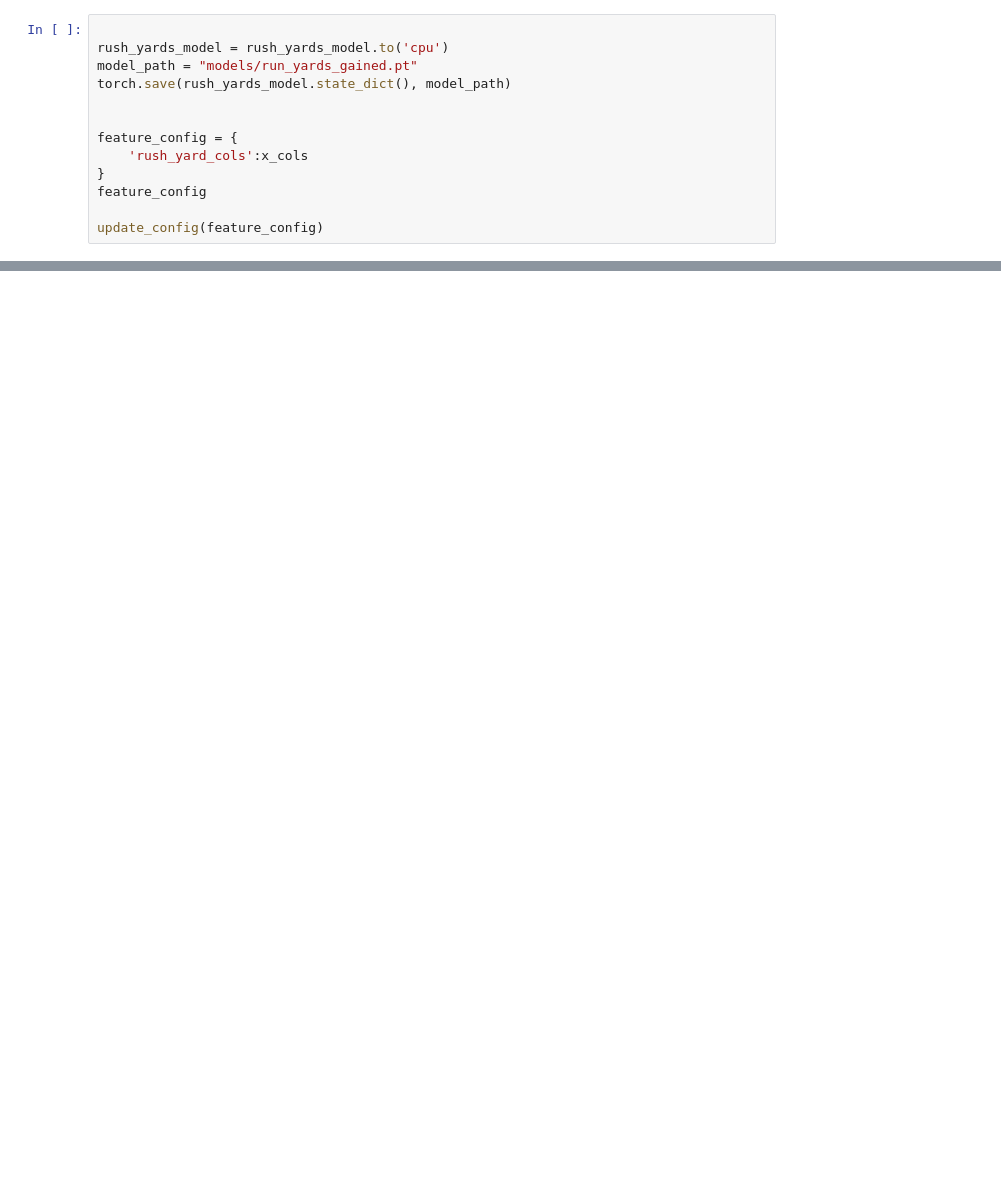
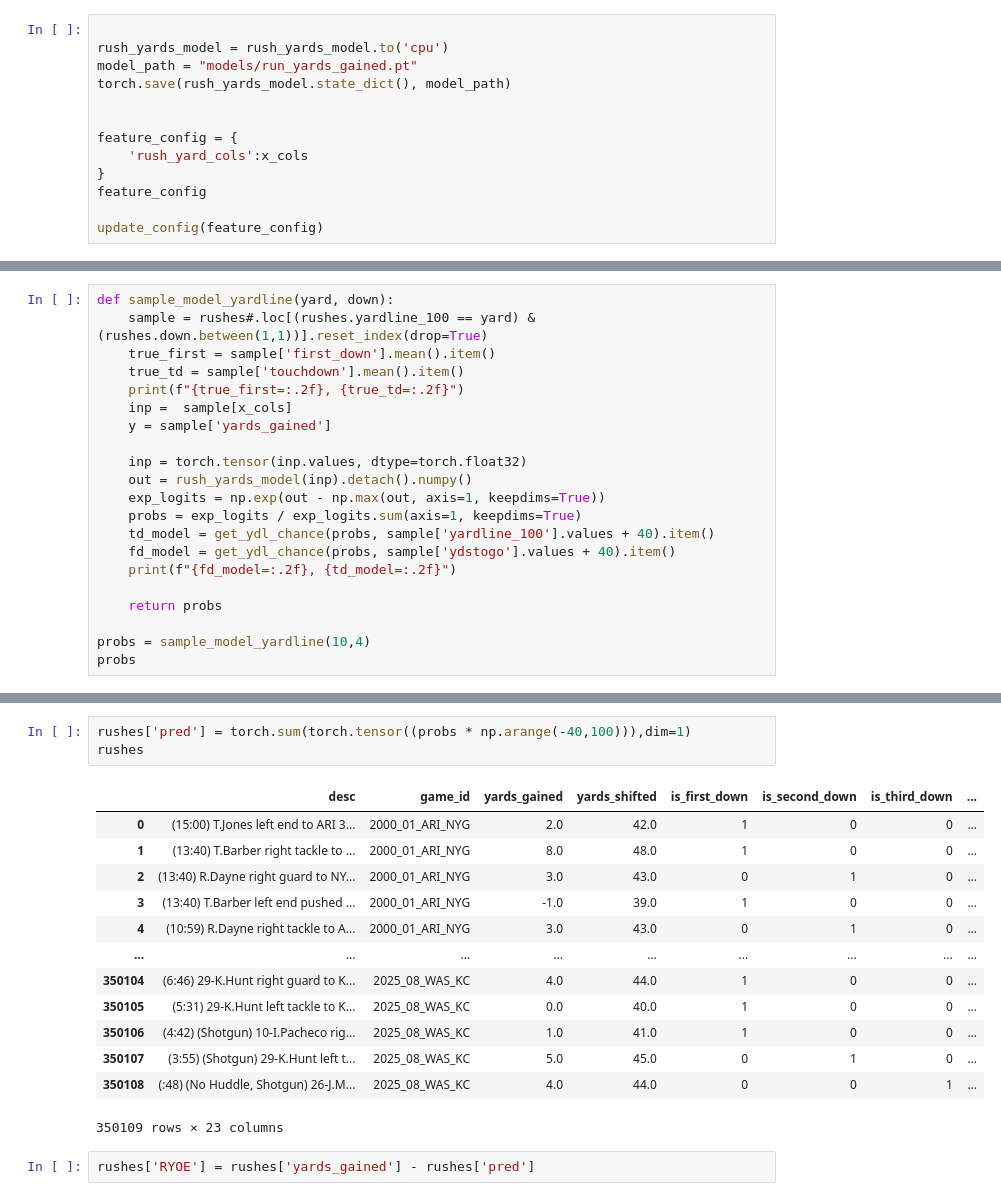
Before and after one commit to sharedw/NFL_sim, a Jupyter notebook: notebooks/train_models/rush_yard_model.ipynb, the cells around one changed output, grey strips where cells are left out. Drawn from its saved outputs; the diff is of its cells as text; blank space fills up the shorter version.

Commit message:
ryoe

```diff
--- a/notebooks/train_models/rush_yard_model.ipynb
+++ b/notebooks/train_models/rush_yard_model.ipynb
@@ -287,0 +293,21 @@ number of datapoints: 1153
+# %%
+def sample_model_yardline(yard, down):
+	sample = rushes#.loc[(rushes.yardline_100 == yard) & (rushes.down.between(1,1))].reset_index(drop=True)
+	true_first = sample['first_down'].mean().item()
+	true_td = sample['touchdown'].mean().item()
+	print(f"{true_first=:.2f}, {true_td=:.2f}")
+	inp =  sample[x_cols]
+	y = sample['yards_gained']
+
+	inp = torch.tensor(inp.values, dtype=torch.float32)
+	out = rush_yards_model(inp).detach().numpy()
+	exp_logits = np.exp(out - np.max(out, axis=1, keepdims=True))
+	probs = exp_logits / exp_logits.sum(axis=1, keepdims=True)
+	td_model = get_ydl_chance(probs, sample['yardline_100'].values + 40).item()
+	fd_model = get_ydl_chance(probs, sample['ydstogo'].values + 40).item()
+	print(f"{fd_model=:.2f}, {td_model=:.2f}")
+
+	return probs
+
+probs = sample_model_yardline(10,4)
+probs
@@ -287,0 +331,19 @@ number of datapoints: 1153
+# %%
+rushes['pred'] = torch.sum(torch.tensor((probs * np.arange(-40,100))),dim=1)
+rushes
+# %% [output]
+|  | desc | game_id | yards_gained | yards_shifted | is_first_down | is_second_down | is_third_down | ... |
+| 0 | (15:00) T.Jones left end to ARI 3... | 2000_01_ARI_NYG | 2.0 | 42.0 | 1 | 0 | 0 | ... |
+| 1 | (13:40) T.Barber right tackle to ... | 2000_01_ARI_NYG | 8.0 | 48.0 | 1 | 0 | 0 | ... |
+| 2 | (13:40) R.Dayne right guard to NY... | 2000_01_ARI_NYG | 3.0 | 43.0 | 0 | 1 | 0 | ... |
+| 3 | (13:40) T.Barber left end pushed ... | 2000_01_ARI_NYG | -1.0 | 39.0 | 1 | 0 | 0 | ... |
+| 4 | (10:59) R.Dayne right tackle to A... | 2000_01_ARI_NYG | 3.0 | 43.0 | 0 | 1 | 0 | ... |
+| ... | ... | ... | ... | ... | ... | ... | ... | ... |
+| 350104 | (6:46) 29-K.Hunt right guard to K... | 2025_08_WAS_KC | 4.0 | 44.0 | 1 | 0 | 0 | ... |
+| 350105 | (5:31) 29-K.Hunt left tackle to K... | 2025_08_WAS_KC | 0.0 | 40.0 | 1 | 0 | 0 | ... |
+| 350106 | (4:42) (Shotgun) 10-I.Pacheco rig... | 2025_08_WAS_KC | 1.0 | 41.0 | 1 | 0 | 0 | ... |
+| 350107 | (3:55) (Shotgun) 29-K.Hunt left t... | 2025_08_WAS_KC | 5.0 | 45.0 | 0 | 1 | 0 | ... |
+| 350108 | (:48) (No Huddle, Shotgun) 26-J.M... | 2025_08_WAS_KC | 4.0 | 44.0 | 0 | 0 | 1 | ... |
+350109 rows × 23 columns
+# %%
+rushes['RYOE'] = rushes['yards_gained'] - rushes['pred']
```
Also changed, not shown: parts of 6 cells of this notebook, 1 other file.
